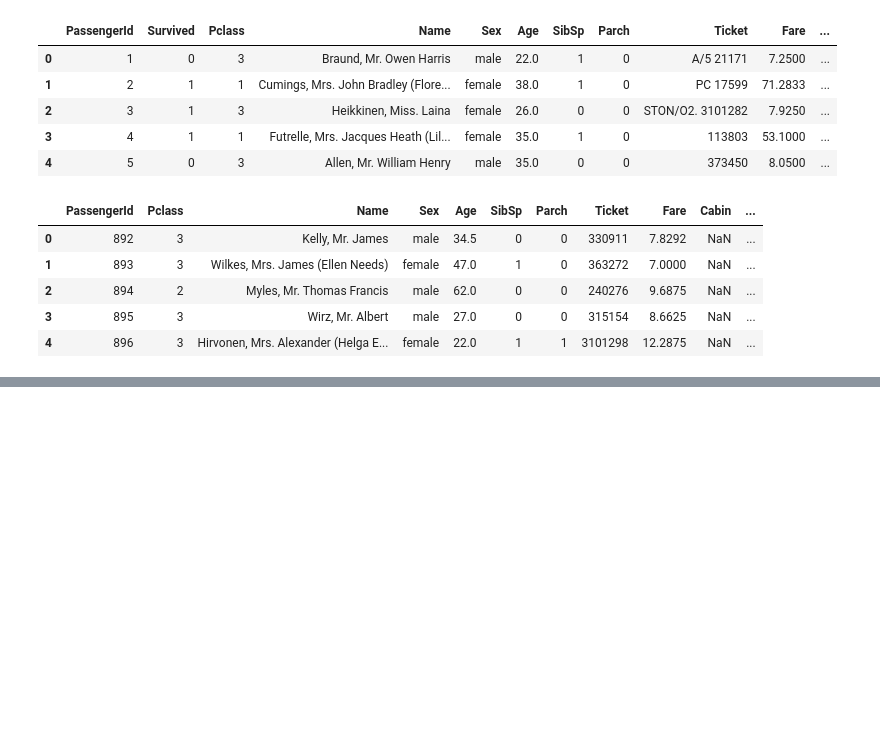
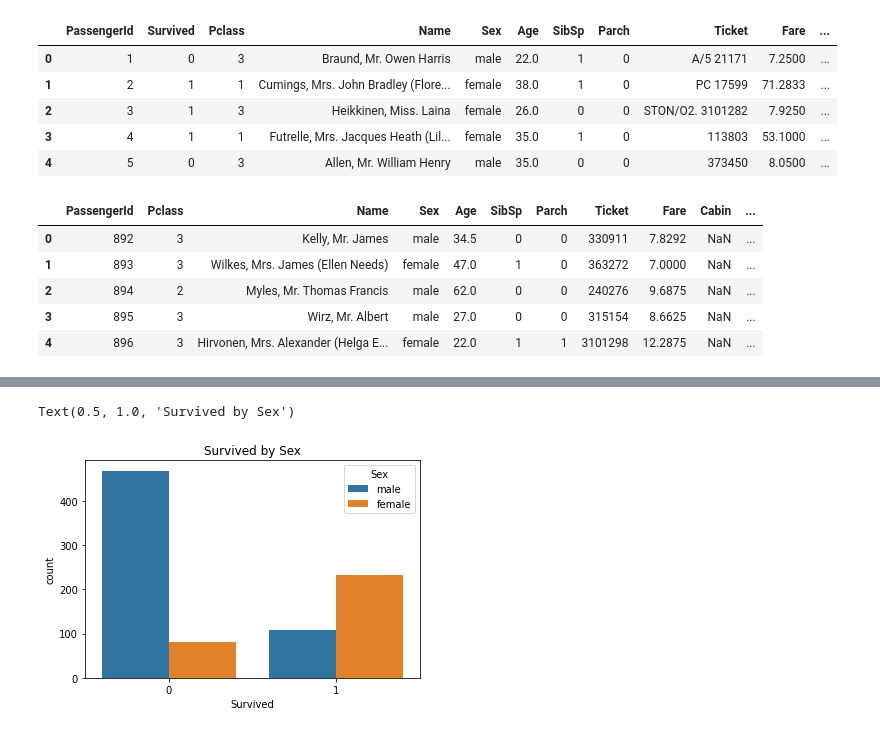
Before and after one commit to ramsoi53/ramsoi, a Jupyter notebook: ML_Titanic.ipynb, the cells around one changed output, grey strips where cells are left out. Cells and saved outputs as stored; diff of their text form; code cells hidden in the pictures; blank space fills up the shorter version.

```diff
--- a/ML_Titanic.ipynb
+++ b/ML_Titanic.ipynb
@@ -69,0 +157,7 @@ Things to do on 0404
+# %%
+# Visualization
+sns.countplot('Survived', data=df_train, hue='Sex')
+plt.title('Survived by Sex')
+# %% [output]
+Text(0.5, 1.0, 'Survived by Sex')
+[figure, added]
```
Also changed, not shown: parts of 21 cells of this notebook.
